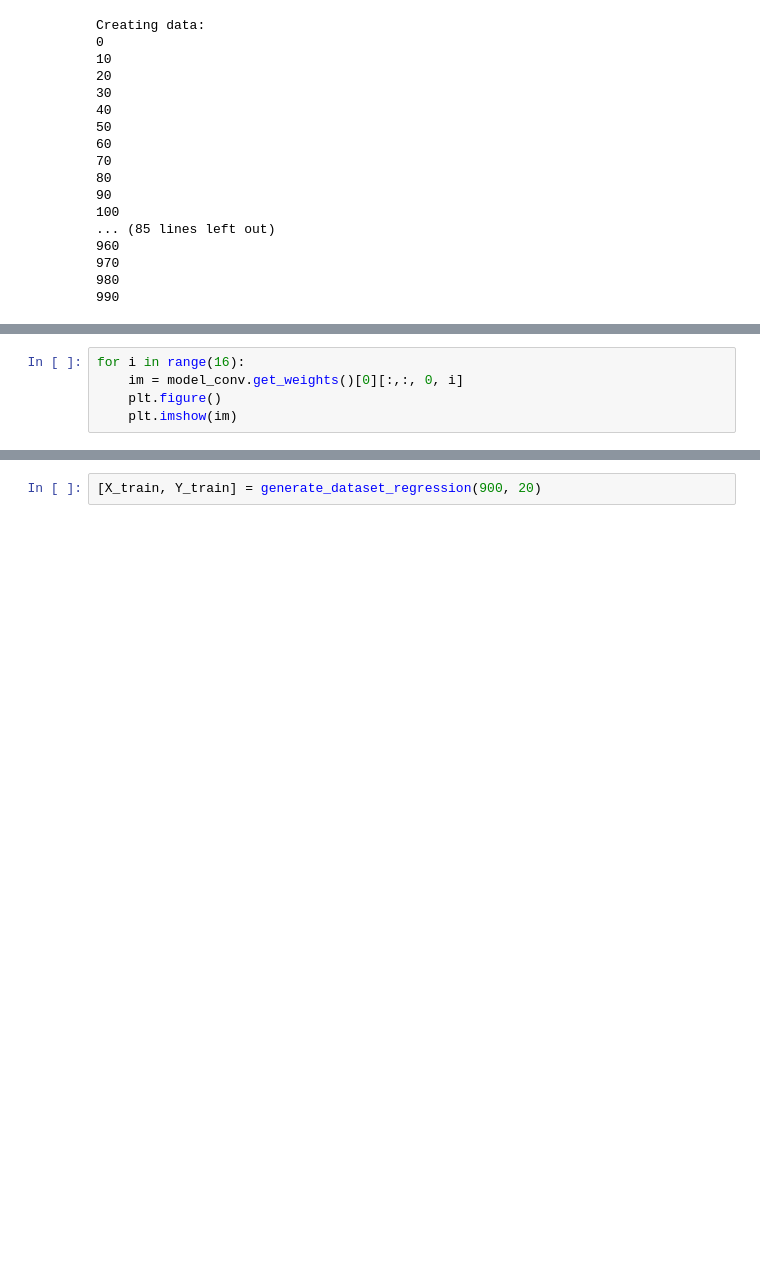
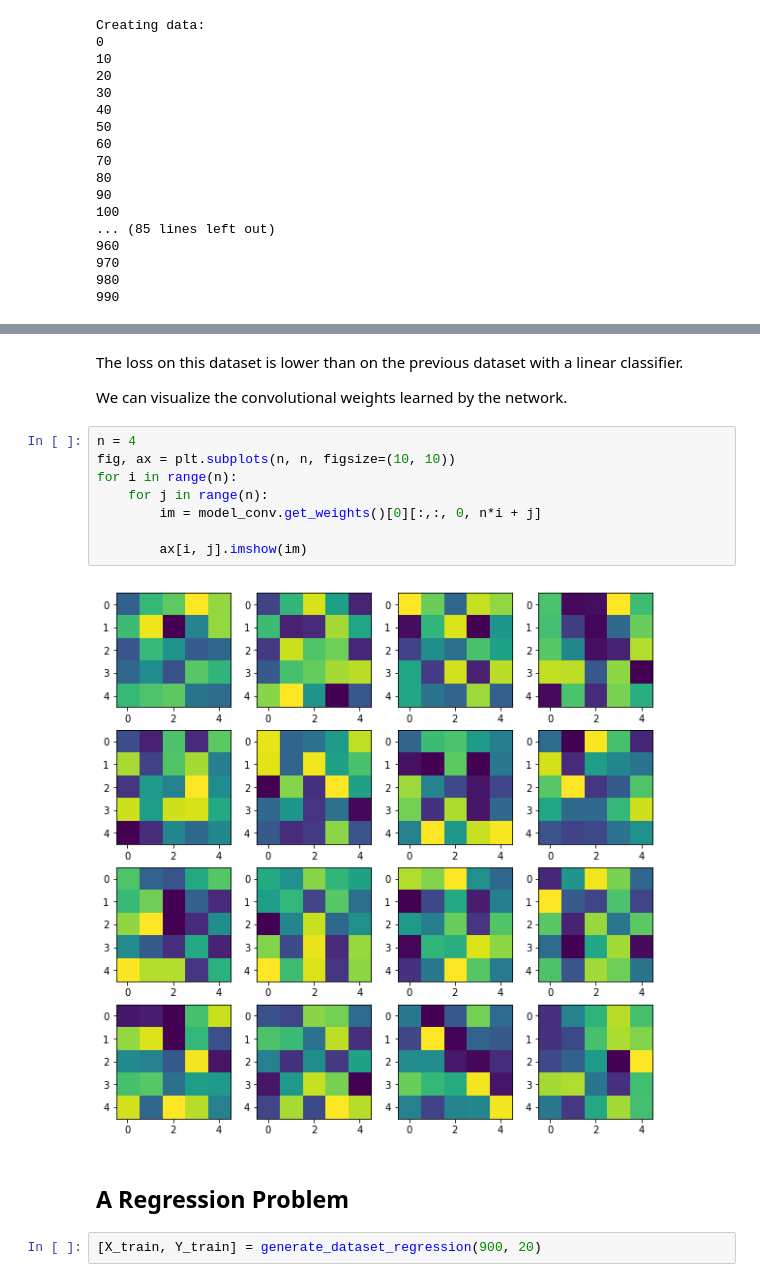
Before and after one commit to hugcis/deep-learning-course, a Jupyter notebook: MP1/mp1.ipynb, the cells around one changed output, grey strips where cells are left out. Drawn from its saved outputs; the diff is of its cells as text; blank space fills up the shorter version.

```diff
--- a/MP1/mp1.ipynb
+++ b/MP1/mp1.ipynb
@@ -199,5 +203,0 @@ model_conv.evaluate(X_test.reshape(-1, 72, 72, 1), Y_test)
-# %%
-for i in range(16):
-    im = model_conv.get_weights()[0][:,:, 0, i]
-    plt.figure()
-    plt.imshow(im)
@@ -218,3 +204,19 @@ for i in range(16):
+# %% [markdown]
+The loss on this dataset is lower than on the previous dataset with a linear classifier.
+
+We can visualize the convolutional weights learned by the network.
+# %%
+n = 4
+fig, ax = plt.subplots(n, n, figsize=(10, 10))
+for i in range(n):
+    for j in range(n):
+        im = model_conv.get_weights()[0][:,:, 0, n*i + j]
+
+        ax[i, j].imshow(im)
+# %% [output]
+[figure, added]
+# %% [markdown]
+## A Regression Problem
 # %%
 [X_train, Y_train] = generate_dataset_regression(900, 20)
 # %% [output]
```
Also changed, not shown: parts of 37 cells of this notebook, 1 other file.
